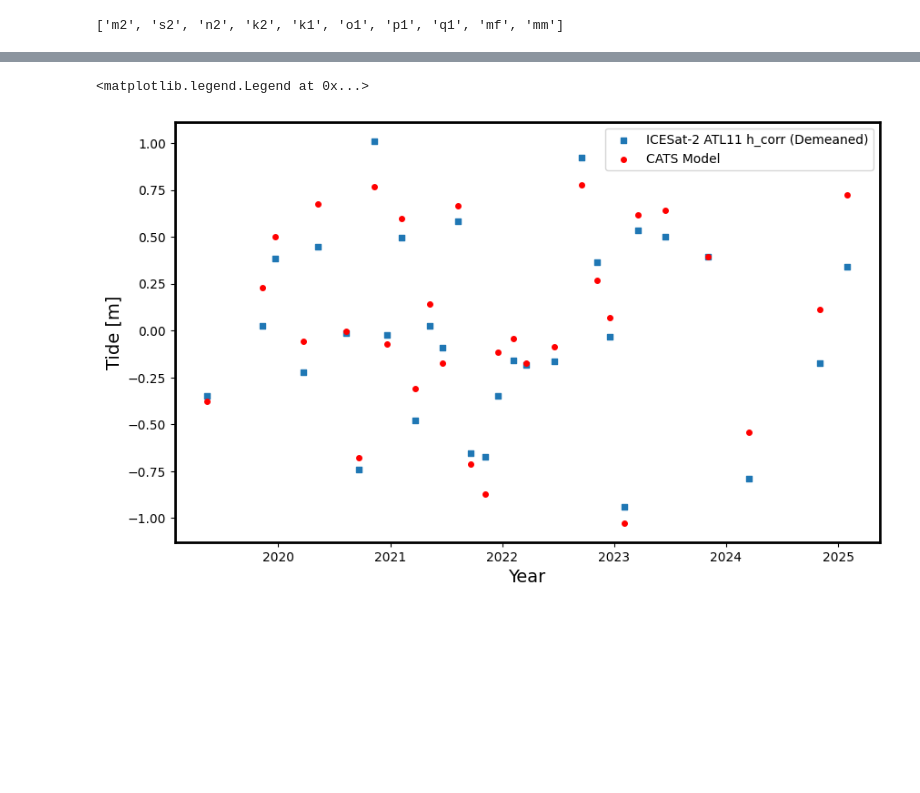
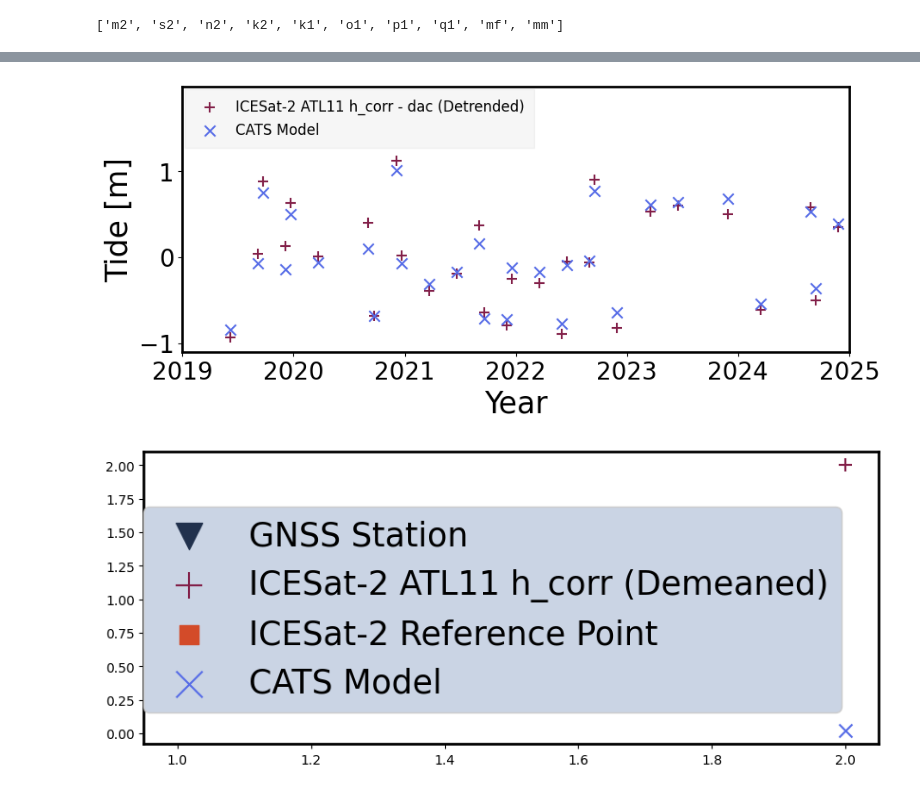
Before and after one commit to zsk4/harmonic-analysis, a Jupyter notebook: notebooks/ha.ipynb, the cells around one changed output, grey strips where cells are left out. Cells and saved outputs as stored; diff of their text form; code cells hidden in the pictures; blank space fills up the shorter version.

```diff
--- a/notebooks/ha.ipynb
+++ b/notebooks/ha.ipynb
@@ -300,8 +441,12 @@ ax.scatter(data_arr[0]["lon"], data_arr[0]["lat"], s=4)
 # %%
 # Find closest point to gz05 for data_arr[0]
-trk_X = data_arr[0]
+trk_X = data_arr[11]
 gz05_lat, gz05_lon = -84.2986, -164.5206
-gz05_lat, gz05_lon = -84.4986, -164.7206
+
+# gz05_lat, gz05_lon = -81.593, 177.335
+# gz05_lat, gz05_lon = -80.1328, 179.3671
+# gz05_lat, gz05_lon = -84.4986, -164.7206
+# gz05_lat, gz05_lon = -84.4986, -164.7206
 lat_lon = np.column_stack((trk_X["x_lat"], trk_X["x_lon"]))
 dists = np.linalg.norm(lat_lon - [gz05_lat, gz05_lon], axis=1)
 min_index = np.argmin(dists)
@@ -323,20 +468,26 @@ mskd_xt = trk_X["x_time"][mskx]
 mskd_xcycle = trk_X["x_cycle_number"][mskx]
 mskd_xrgt = trk_X["x_rgt"][mskx]
 mskd_xrefpt = trk_X["x_ref_pt"][mskx]
+mskd_xdac = trk_X["x_dac"][mskx]
+
 # mskd_xtide = trk_X["x_tide"][mskx]
 
 mskd_t = trk_X["time"][msk]
+mskd_dac = trk_X["dac"][msk]
+
 mskd_tdt = trk_X["t_dt"][msk]
 # mskd_refpt = trk_X["ref_pt"][msk_t]
 # mskd_tide = trk_X["tide"][msk]
 msk_t = mskd_tdt < 1e300
 mskd_t = mskd_t[msk_t]
+mskd_dac = mskd_dac[msk_t]
 msk_t = msk_t.flatten()
 mskd_cycle = trk_X["cycle_number"][msk_t]
 
 mskd_lon = np.ones(len(mskd_t)) * mskd_lon
 mskd_lat = np.ones(len(mskd_t)) * mskd_lat
 mskd_rgt = np.ones(len(mskd_t), dtype=int) * int(files[0].stem.split("_")[1][:4])
+
 
 print(mskd_h, mskd_xh)
 print(
@@ -365,6 +516,7 @@ df1 = pd.DataFrame(
         "cycle_number": mskd_xcycle,
         "rgt": mskd_xrgt,
         "h_corr": mskd_xh,
+        "dac": mskd_xdac,
         # "tide": mskd_xtide,
     }
 )
@@ -376,6 +528,7 @@ df2 = pd.DataFrame(
         "cycle_number": mskd_cycle,
         "rgt": mskd_rgt,
         "h_corr": mskd_h,
+        "dac": mskd_dac,
         # "tide": mskd_tide,
     }
 )
@@ -585,23 +1059,62 @@ True: 172.692, Fitted: 0.91667
 import scipy
 import matplotlib.dates as mdates
 
-detrended = df["h_corr_demeaned"].values
-detrended = scipy.signal.detrend(detrended)
+detrended = df["h_corr"].values - df["dac"].values
+detrended = scipy.signal.detrend(detrended, type="linear")
 # %%
-fig, ax = plt.subplots(figsize=(10, 6))
+fig, ax = plt.subplots(figsize=(10, 4))
 ax.scatter(
-    tide_times, detrended, s=16, label="ICESat-2 ATL11 h_corr (Demeaned)", marker="s"
+    tide_times,
+    detrended,
+    s=80,
+    label="ICESat-2 ATL11 h_corr - dac (Detrended)",
+    marker="+",
+    color="#821f48",
 )
-ax.scatter(tide_times, tide_results / 100, s=16, color="red", label="CATS Model")
-ax.set_xlabel("Year", fontsize=14)
-ax.set_ylabel("Tide [m]", fontsize=14)
+ax.scatter(
+    tide_times,
+    tide_results / 100,
+    s=80,
+    color="#576ce7",
+    label="CATS Model",
+    marker="x",
+)
+ax.set_xlabel("Year", fontsize=25)
+ax.set_ylabel("Tide [m]", fontsize=25)
+ax.xaxis.set_tick_params(labelsize=20)
+ax.yaxis.set_tick_params(labelsize=20)
+ax.set_xlim(datetime.datetime(2019, 1, 1), datetime.datetime(2025, 1, 1))
+ax.set_ylim(-1.1, 1.99)
 # Set x axis in years
 ax.xaxis.set_major_locator(mdates.YearLocator())
 ax.xaxis.set_major_formatter(mdates.DateFormatter("%Y"))
-ax.legend()
+
+legend = ax.legend(loc="upper left", fontsize=12, facecolor="lightgray", framealpha=0.2)
+legend.get_frame().set_boxstyle("Square")
+fig.savefig("ISE_CATS_COMP.png", dpi=1000, bbox_inches="tight")
 # %% [output]
-<matplotlib.legend.Legend at 0x...>
-[figure, old version]
+[figure, new version]
+# %%
+# Make large legend symbols
+fig, ax = plt.subplots(figsize=(10, 4))
+ax.scatter(1, 1, color="#21314D", s=100, zorder=5, label="GNSS Station", marker="v")
+ax.scatter(
+    2, 2, s=100, label="ICESat-2 ATL11 h_corr (Demeaned)", marker="+", color="#821f48"
+)
+ax.scatter(
+    1, 1, color="#D34B29", s=50, zorder=3, label="ICESat-2 Reference Point", marker="s"
+)
+ax.scatter(2, 2 / 100, s=100, color="#576ce7", label="CATS Model", marker="x")
+fig.legend(
+    loc="center",
+    fontsize=25,
+    facecolor="#CAD4E4",
+    framealpha=1,
+    markerscale=2,
+)
+fig.savefig("legend.png", dpi=500, bbox_inches="tight")
+# %% [output]
+[figure, added]
 # %%
 # See if we can get the correct answer by sampling more often.
 
```
Also changed, not shown: parts of 33 cells of this notebook, 6 other files.
